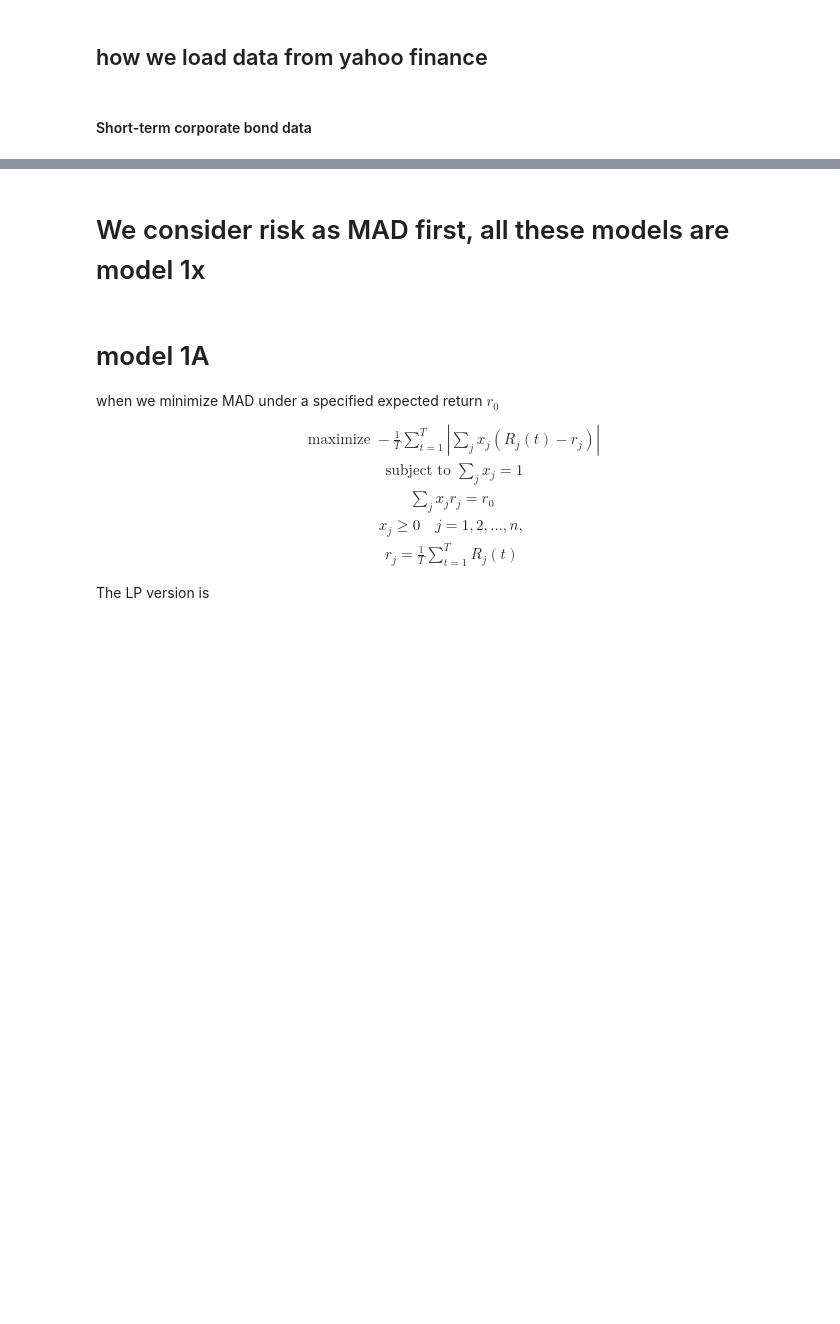
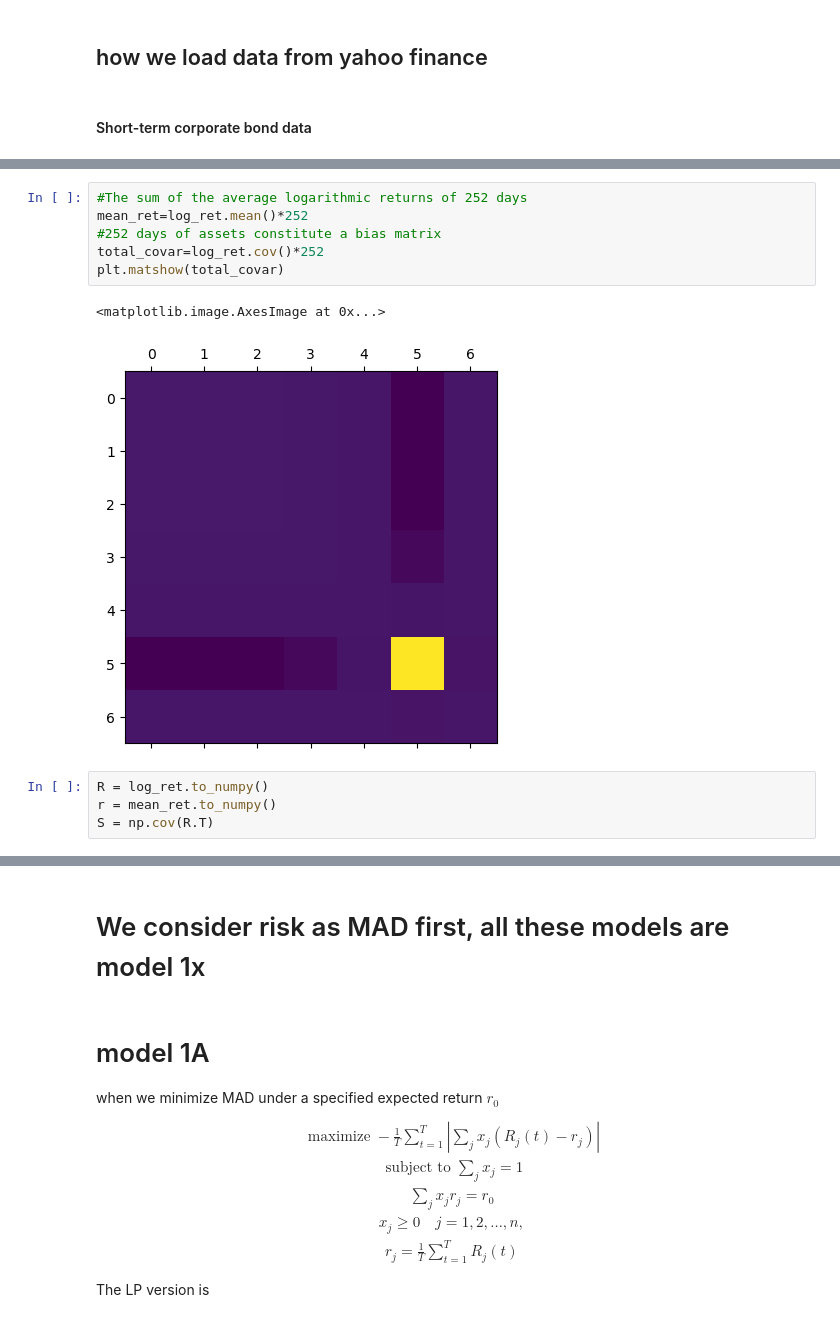
Before and after one commit to vinflora/MATH441-Group-Project, a Jupyter notebook: code_corporate bonds.ipynb, the cells around one changed output, grey strips where cells are left out. Cells and saved outputs as stored; diff of their text form; blank space fills up the shorter version.

```diff
--- a/code_corporate bonds.ipynb
+++ b/code_corporate bonds.ipynb
@@ -89,3 +82,16 @@ plt.show()
+# %%
+#The sum of the average logarithmic returns of 252 days
+mean_ret=log_ret.mean()*252
+#252 days of assets constitute a bias matrix
+total_covar=log_ret.cov()*252
+plt.matshow(total_covar)
+# %% [output]
+<matplotlib.image.AxesImage at 0x...>
+[figure, added]
+# %%
+R = log_ret.to_numpy()
+r = mean_ret.to_numpy()
+S = np.cov(R.T)
 # %%
 # Create a single plot for all stocks
 plt.figure(figsize=(10, 6))
```
Also changed, not shown: parts of 18 cells of this notebook.
